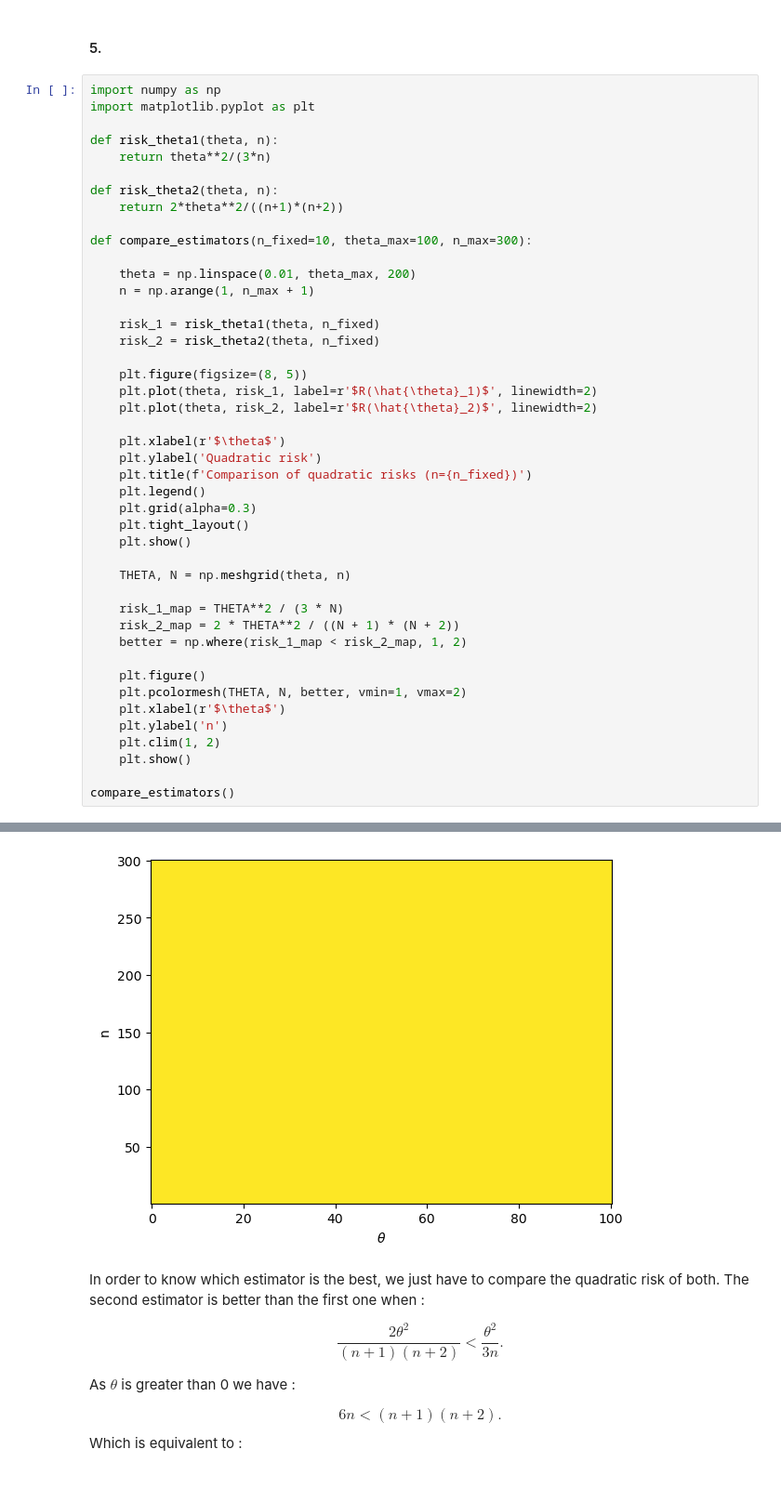
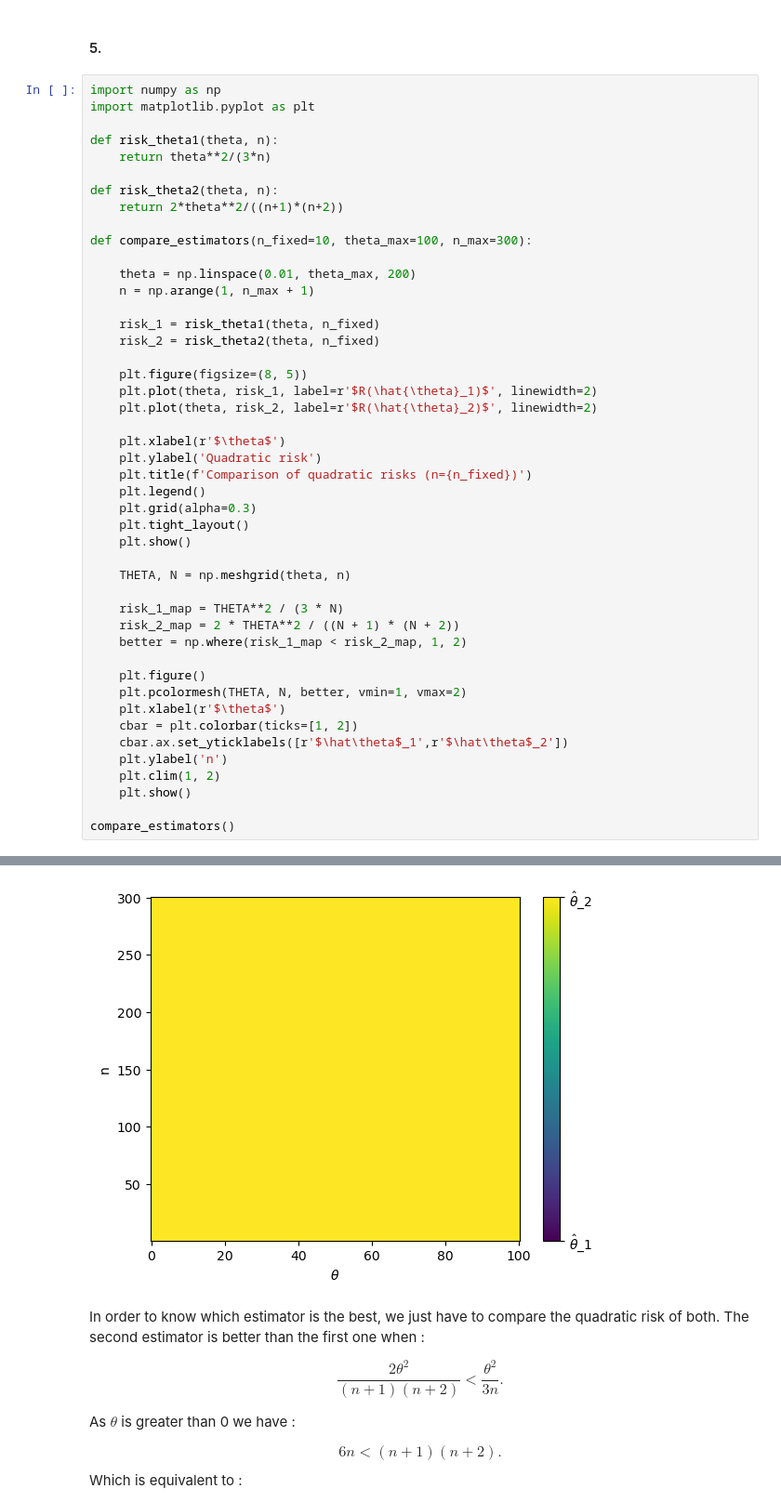
Before and after one commit to noahtournier/Computational-Statistics-MVA, a Jupyter notebook: TP1/EX1.ipynb, the cells around one changed output, grey strips where cells are left out. Shown at 93% size. Saved outputs shown, nothing was run; the diff lists cells and outputs as text; blank space fills up the shorter version.

```diff
--- a/TP1/EX1.ipynb
+++ b/TP1/EX1.ipynb
@@ -162,34 +162,36 @@ def compare_estimators(n_fixed=10, theta_max=100, n_max=300):
     risk_2 = risk_theta2(theta, n_fixed)
 
     plt.figure(figsize=(8, 5))
     plt.plot(theta, risk_1, label=r'$R(\hat{\theta}_1)$', linewidth=2)
     plt.plot(theta, risk_2, label=r'$R(\hat{\theta}_2)$', linewidth=2)
 
     plt.xlabel(r'$\theta$')
     plt.ylabel('Quadratic risk')
     plt.title(f'Comparison of quadratic risks (n={n_fixed})')
     plt.legend()
     plt.grid(alpha=0.3)
     plt.tight_layout()
     plt.show()
 
     THETA, N = np.meshgrid(theta, n)
 
     risk_1_map = THETA**2 / (3 * N)
     risk_2_map = 2 * THETA**2 / ((N + 1) * (N + 2))
     better = np.where(risk_1_map < risk_2_map, 1, 2)
 
     plt.figure()
     plt.pcolormesh(THETA, N, better, vmin=1, vmax=2)
     plt.xlabel(r'$\theta$')
+    cbar = plt.colorbar(ticks=[1, 2])
+    cbar.ax.set_yticklabels([r'$\hat\theta$_1',r'$\hat\theta$_2'])
     plt.ylabel('n')
     plt.clim(1, 2)
     plt.show()
 
 compare_estimators()
 # %% [output]
 [figure]
-[figure, old version]
+[figure, new version]
 # %% [markdown]
 In order to know which estimator is the best, we just have to compare the quadratic risk of both. The second estimator is better than the first one when :
 
```
Also changed, not shown: 1 other file.
